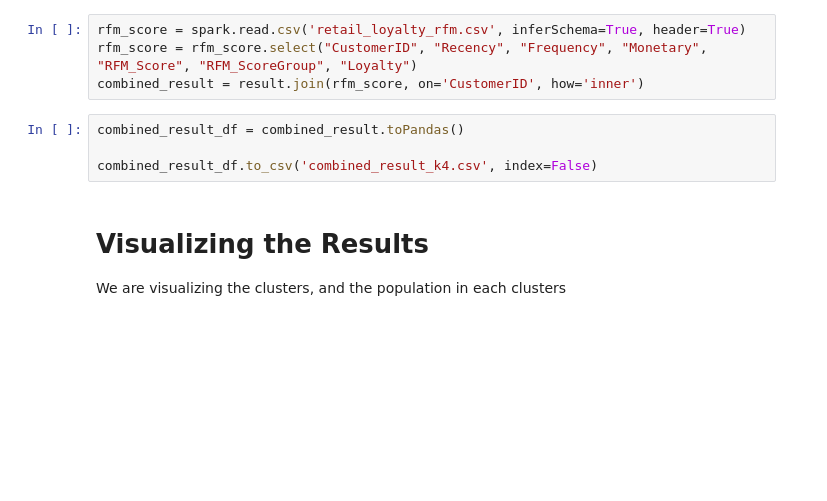
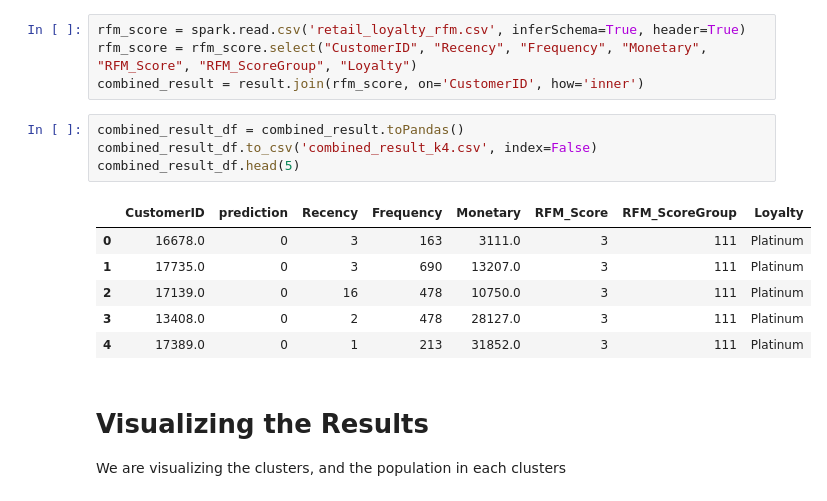
Before and after one commit to CloudThat-HPE/ComprehensiveTrainingOnMLandDL, a Jupyter notebook: Lab 6/Train and Evaluate Clustering Models.ipynb, the cells around one changed output. Cells and saved outputs as stored; diff of their text form; blank space fills up the shorter version.

```diff
--- a/Lab 6/Train and Evaluate Clustering Models.ipynb
+++ b/Lab 6/Train and Evaluate Clustering Models.ipynb
@@ -201,8 +203,15 @@ rfm_score = rfm_score.select("CustomerID", "Recency", "Frequency", "Monetary", "
 combined_result = result.join(rfm_score, on='CustomerID', how='inner')
 # %%
 combined_result_df = combined_result.toPandas()
-
 combined_result_df.to_csv('combined_result_k4.csv', index=False)
+combined_result_df.head(5)
+# %% [output]
+|  | CustomerID | prediction | Recency | Frequency | Monetary | RFM_Score | RFM_ScoreGroup | Loyalty |
+| 0 | 16678.0 | 0 | 3 | 163 | 3111.0 | 3 | 111 | Platinum |
+| 1 | 17735.0 | 0 | 3 | 690 | 13207.0 | 3 | 111 | Platinum |
+| 2 | 17139.0 | 0 | 16 | 478 | 10750.0 | 3 | 111 | Platinum |
+| 3 | 13408.0 | 0 | 2 | 478 | 28127.0 | 3 | 111 | Platinum |
+| 4 | 17389.0 | 0 | 1 | 213 | 31852.0 | 3 | 111 | Platinum |
 # %% [markdown]
 # Visualizing the Results
 
```
Also changed, not shown: parts of 11 cells of this notebook, 12 other files.
